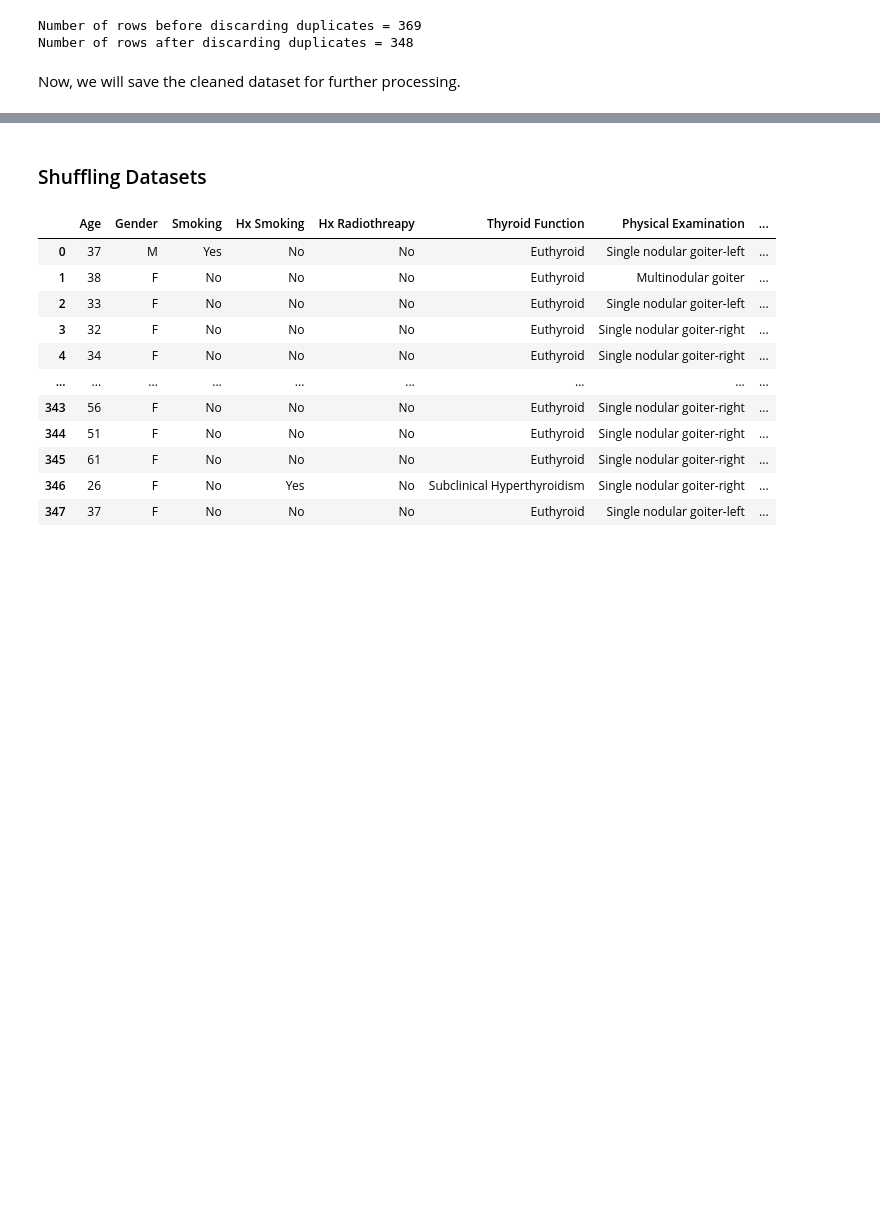
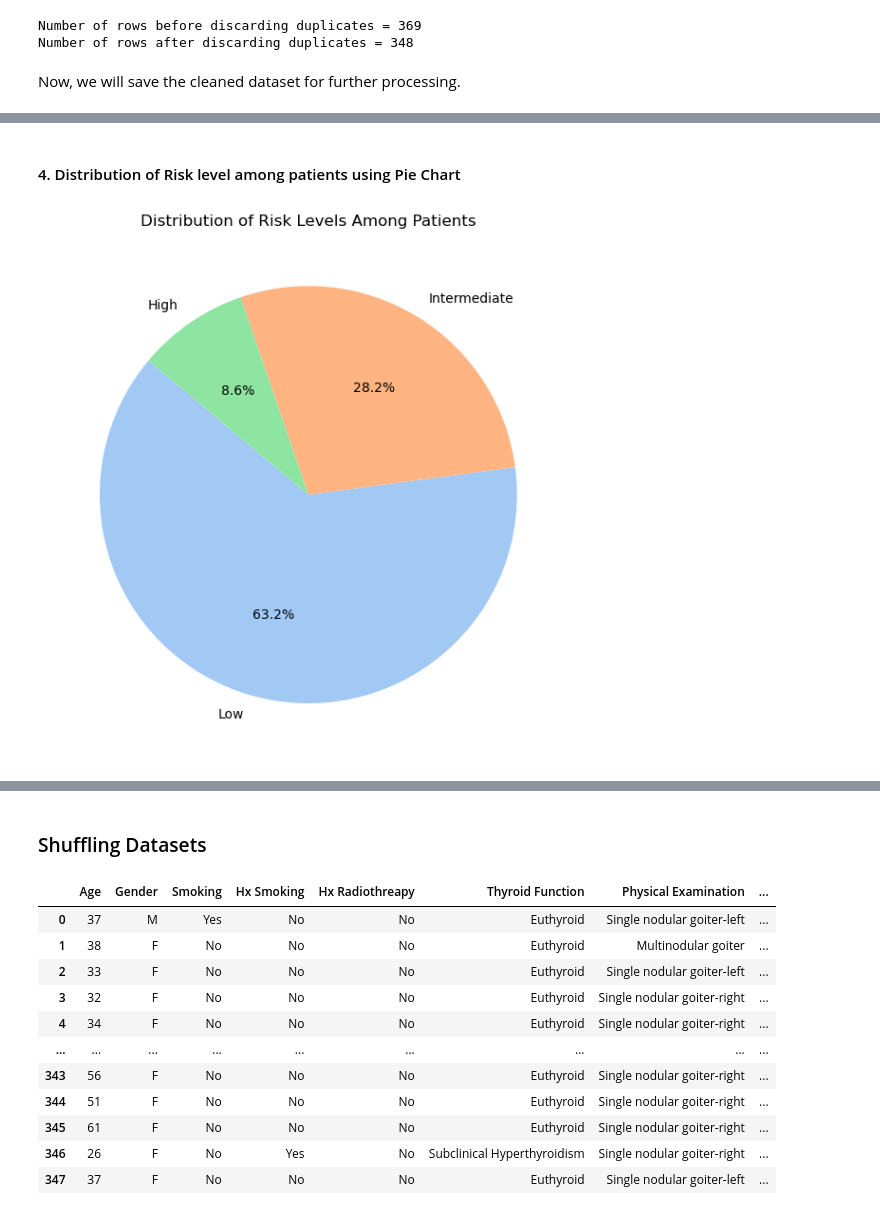
Before and after one commit to Romin-6522/CSC177-Outliers-Projects, a Jupyter notebook: DTCR_DataPreprocessing.ipynb, the cells around one changed output, grey strips where cells are left out. Saved outputs shown, nothing was run; the diff lists cells and outputs as text; code cells hidden in the pictures; blank space fills up the shorter version.

```diff
--- a/DTCR_DataPreprocessing.ipynb
+++ b/DTCR_DataPreprocessing.ipynb
@@ -247,0 +301,13 @@ data.to_csv('cleaned_Thyroid_data.csv', index = False)
+# %% [markdown]
+#### 4. Distribution of Risk level among patients using Pie Chart
+# %%
+risk_level_counts = data['Risk'].value_counts()
+
+plt.figure(figsize=(6, 6))
+plt.pie(risk_level_counts, labels=risk_level_counts.index, autopct='%1.1f%%', startangle=140, colors=sns.color_palette("pastel"))
+plt.title('Distribution of Risk Levels Among Patients')
+plt.tight_layout()
+
+plt.show()
+# %% [output]
+[figure, added]
```
Also changed, not shown: parts of 16 cells of this notebook.
